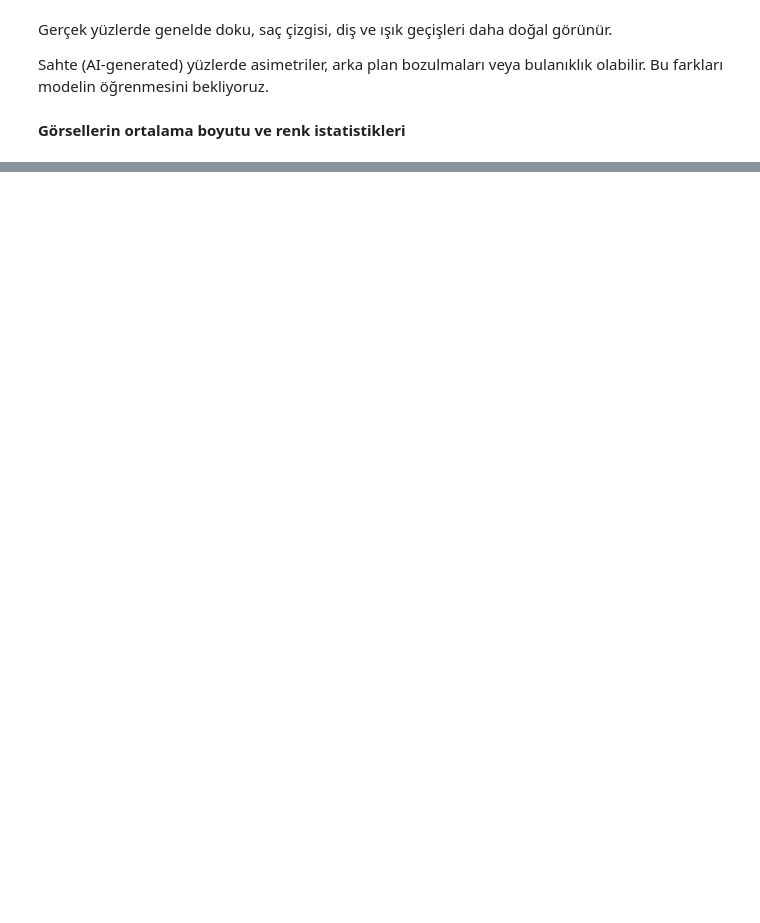
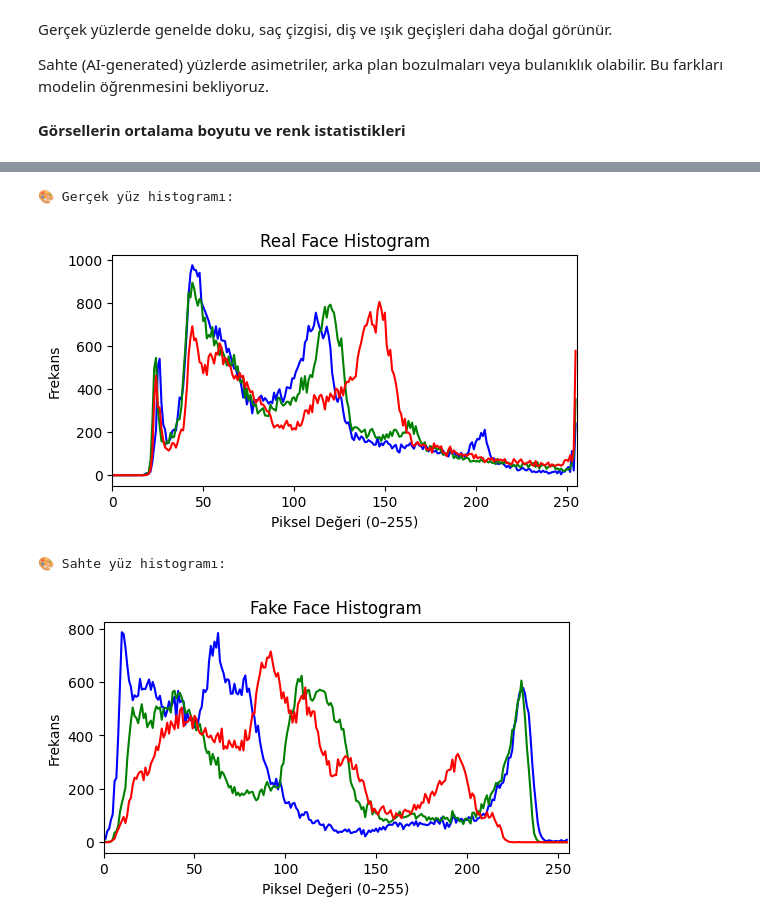
Before and after one commit to Seldarzu/ai-based-fake-image-detection, a Jupyter notebook: ai_ile_sahte_gorsel_tespiti.ipynb, the cells around one changed output, grey strips where cells are left out. Cells and saved outputs as stored; diff of their text form; code cells hidden in the pictures; blank space fills up the shorter version.

```diff
--- a/ai_ile_sahte_gorsel_tespiti.ipynb
+++ b/ai_ile_sahte_gorsel_tespiti.ipynb
@@ -217,0 +231,27 @@ Sahte yüzler - Ortalama (Genişlik, Yükseklik, Parlaklık, Std): (np.float64(2
+# %%
+def plot_histogram(image_path, title):
+    img = cv2.imread(image_path)
+    color = ('b','g','r')
+    plt.figure(figsize=(6,3))
+    for i,col in enumerate(color):
+        hist = cv2.calcHist([img],[i],None,[256],[0,256])
+        plt.plot(hist,color = col)
+        plt.xlim([0,256])
+    plt.title(title)
+    plt.xlabel("Piksel Değeri (0–255)")
+    plt.ylabel("Frekans")
+    plt.show()
+
+real_sample = os.path.join(train_dir, 'real', random.choice(os.listdir(os.path.join(train_dir, 'real'))))
+fake_sample = os.path.join(train_dir, 'fake', random.choice(os.listdir(os.path.join(train_dir, 'fake'))))
+
+print("🎨 Gerçek yüz histogramı:")
+plot_histogram(real_sample, "Real Face Histogram")
+
+print("🎨 Sahte yüz histogramı:")
+plot_histogram(fake_sample, "Fake Face Histogram")
+# %% [output]
+🎨 Gerçek yüz histogramı:
+[figure, added]
+🎨 Sahte yüz histogramı:
+[figure, added]
```
Also changed, not shown: parts of 65 cells of this notebook.
